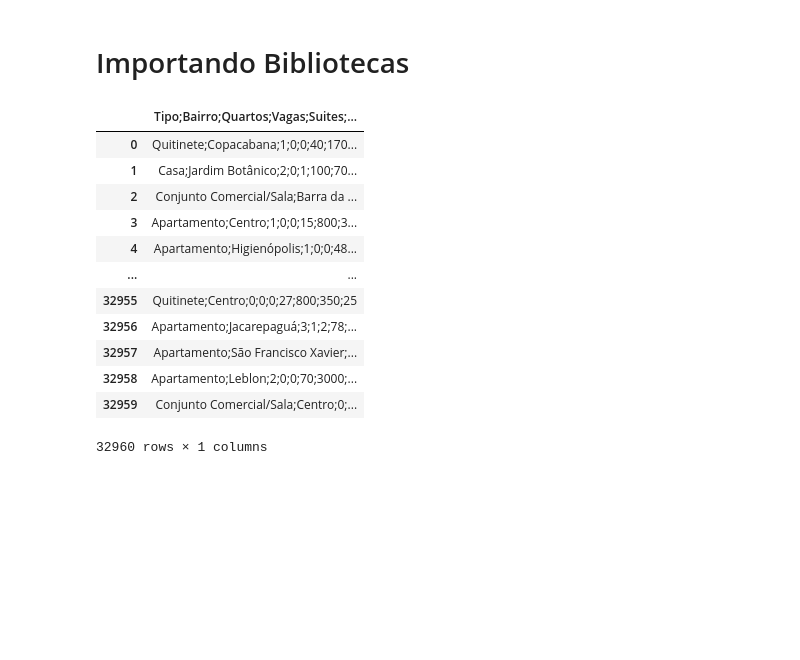
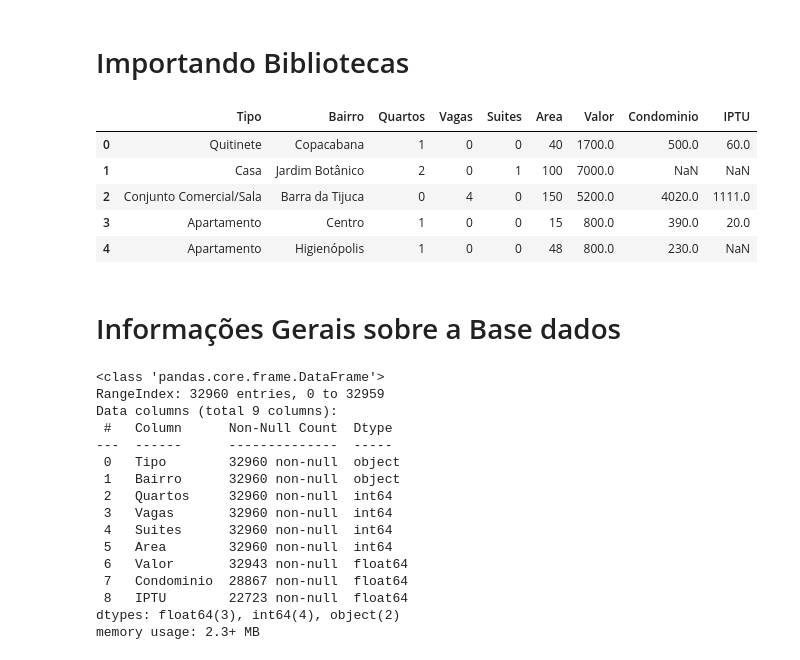
Before and after one commit to seifferth-lopes/Data-Science-Pandas_Limpeza_Analise, a Jupyter notebook: base.ipynb, the cells around one changed output. Drawn from its saved outputs; the diff is of its cells as text; code cells hidden in the pictures; blank space fills up the shorter version.

```diff
--- a/base.ipynb
+++ b/base.ipynb
@@ -5,17 +7,32 @@ import pandas as pd
 # %%
-base_de_dados = pd.read_csv('./aluguel.csv')
-base_de_dados
+dados = pd.read_csv('./aluguel.csv', sep= ';')
+dados.head()
 # %% [output]
-|  | Tipo;Bairro;Quartos;Vagas;Suites;... |
-| 0 | Quitinete;Copacabana;1;0;0;40;170... |
-| 1 | Casa;Jardim Botânico;2;0;1;100;70... |
-| 2 | Conjunto Comercial/Sala;Barra da ... |
-| 3 | Apartamento;Centro;1;0;0;15;800;3... |
-| 4 | Apartamento;Higienópolis;1;0;0;48... |
-| ... | ... |
-| 32955 | Quitinete;Centro;0;0;0;27;800;350;25 |
-| 32956 | Apartamento;Jacarepaguá;3;1;2;78;... |
-| 32957 | Apartamento;São Francisco Xavier;... |
-| 32958 | Apartamento;Leblon;2;0;0;70;3000;... |
-| 32959 | Conjunto Comercial/Sala;Centro;0;... |
+|  | Tipo | Bairro | Quartos | Vagas | Suites | Area | Valor | Condominio | IPTU |
+| 0 | Quitinete | Copacabana | 1 | 0 | 0 | 40 | 1700.0 | 500.0 | 60.0 |
+| 1 | Casa | Jardim Botânico | 2 | 0 | 1 | 100 | 7000.0 | NaN | NaN |
+| 2 | Conjunto Comercial/Sala | Barra da Tijuca | 0 | 4 | 0 | 150 | 5200.0 | 4020.0 | 1111.0 |
+| 3 | Apartamento | Centro | 1 | 0 | 0 | 15 | 800.0 | 390.0 | 20.0 |
+| 4 | Apartamento | Higienópolis | 1 | 0 | 0 | 48 | 800.0 | 230.0 | NaN |
-32960 rows × 1 columns
+# %% [markdown]
+# Informações Gerais sobre a Base dados
+# %%
+type(dados)
+dados.info()
+# %% [output]
+<class 'pandas.core.frame.DataFrame'>
+RangeIndex: 32960 entries, 0 to 32959
+Data columns (total 9 columns):
+ #   Column      Non-Null Count  Dtype
+---  ------      --------------  -----
+ 0   Tipo        32960 non-null  object
+ 1   Bairro      32960 non-null  object
+ 2   Quartos     32960 non-null  int64
+ 3   Vagas       32960 non-null  int64
+ 4   Suites      32960 non-null  int64
+ 5   Area        32960 non-null  int64
+ 6   Valor       32943 non-null  float64
+ 7   Condominio  28867 non-null  float64
+ 8   IPTU        22723 non-null  float64
+dtypes: float64(3), int64(4), object(2)
+memory usage: 2.3+ MB
```
Also changed, not shown: parts of 108 cells of this notebook, 2 other files.
